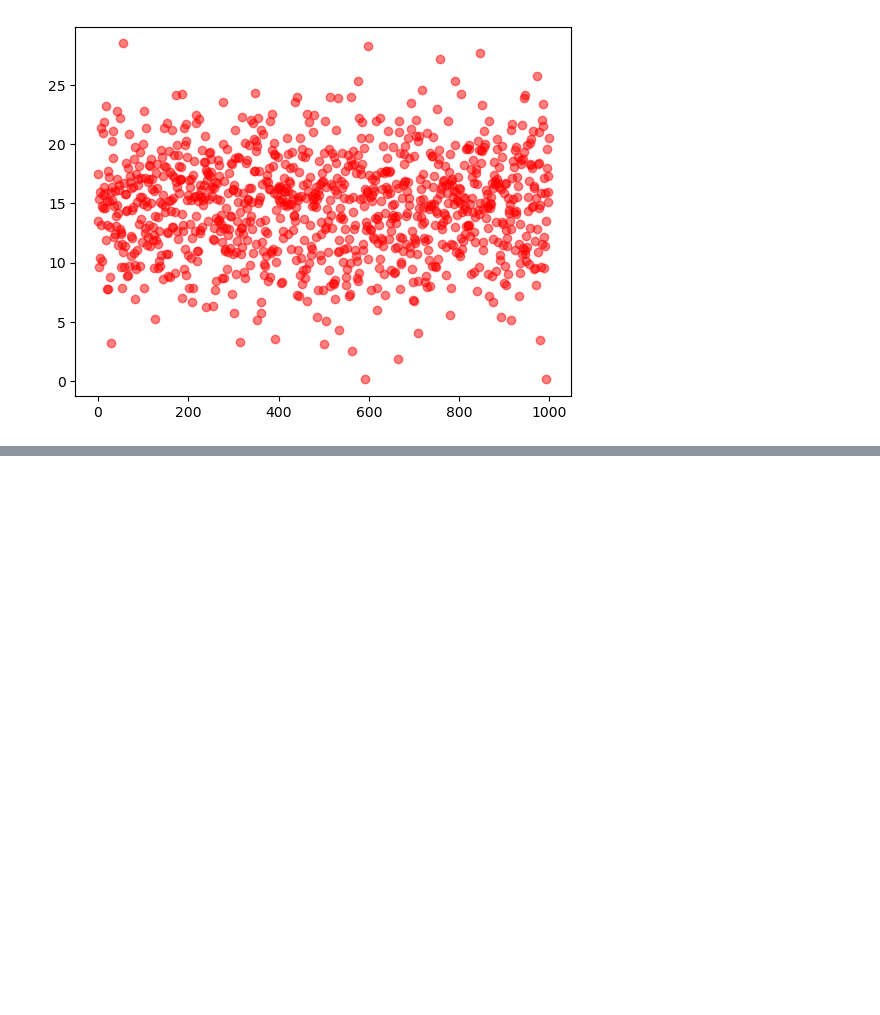
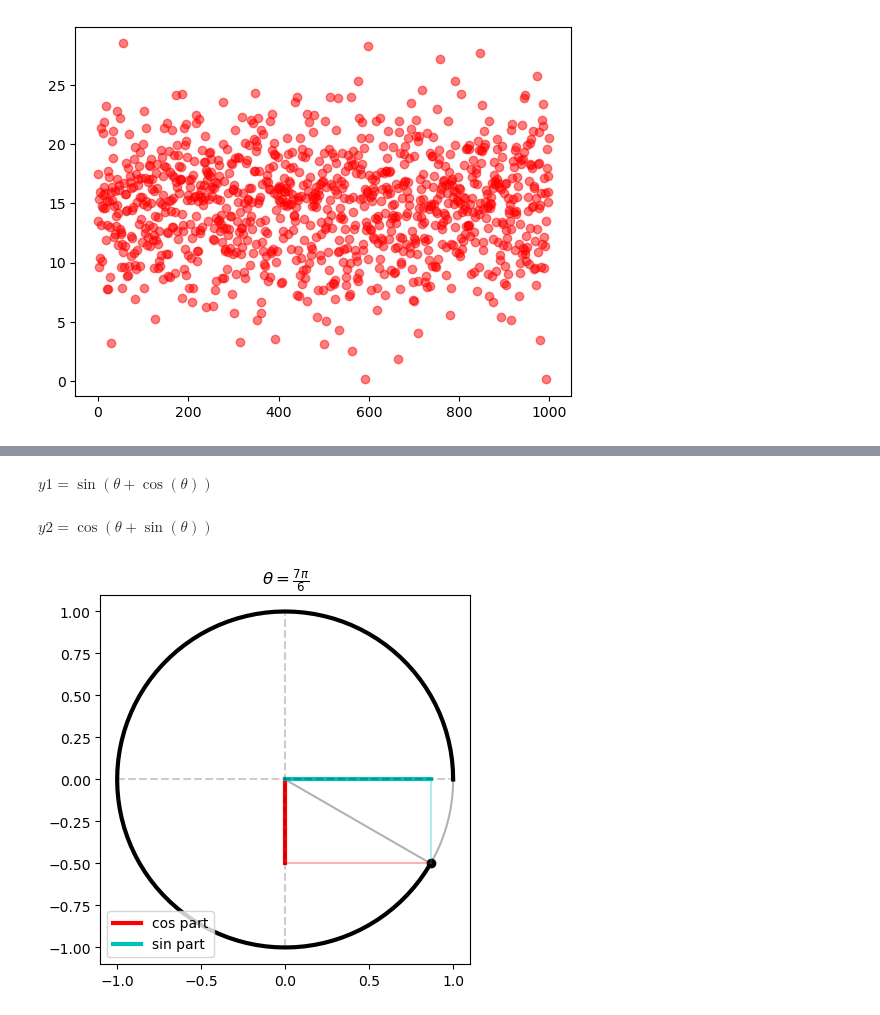
Before and after one commit to Kantulaev/ML_projects, a Jupyter notebook: lesson_7_Trigonometry.ipynb, the cells around one changed output, grey strips where cells are left out. Drawn from its saved outputs; the diff is of its cells as text; code cells hidden in the pictures; blank space fills up the shorter version.

```diff
--- a/lesson_7_Trigonometry.ipynb
+++ b/lesson_7_Trigonometry.ipynb
@@ -22,0 +86,42 @@ plt.plot(nums,'ro',alpha=.5)
+# %%
+display(Math('y1 = \\sin(\\theta + \\cos(\\theta))'))
+display(Math('y2 = \\cos(\\theta + \\sin(\\theta))'))
+# %% [output]
+$\displaystyle y1 = \sin(\theta + \cos(\theta))$
+$\displaystyle y2 = \cos(\theta + \sin(\theta))$
+# %%
+th = np.linspace(0, (np.pi*11/6), 100)
+lim = 1
+
+Fth = np.tan(th)
+
+# dot black
+plt.plot(np.cos(th[-1]), np.sin(th[-1]), 'ko', linewidth=3)
+
+# circle up to dot
+plt.plot(np.cos(th), np.sin(th), 'k', linewidth=3)
+
+# black thin
+plt.plot([0, np.cos(th[-1])], [0, np.sin(th[-1])], 'k', alpha=.3)
+
+# red and light red
+plt.plot([0, 0], [0, np.sin(th[-1])], 'r', linewidth=3, label='cos part')
+plt.plot([0, np.cos(th[-1])], [np.sin(th[-1]), np.sin(th[-1])], 'r', alpha=.3)
+
+# blue and light blue
+plt.plot([0, np.cos(th[-1])], [0, 0], 'c', linewidth=3, label='sin part')
+plt.plot([np.cos(th[-1]), np.cos(th[-1])], [0, np.sin(th[-1])], 'c', alpha=.3)
+
+# full circle
+plt.plot(np.cos(np.linspace(0, np.pi*2, 1000)),
+         np.sin(np.linspace(0, np.pi*2, 1000)), 'k', alpha=.3)
+
+plt.plot([-lim, lim], [0, 0], 'k--', alpha=.2)
+plt.plot([0, 0], [-lim, lim], 'k--', alpha=.2)
+plt.axis([-lim, lim, -lim, lim])
+plt.axis('square')
+plt.legend(loc='lower left')
+plt.title('$\\theta = \\frac{7\\pi}{6}$')
+plt.show()
+# %% [output]
+[figure, added]
```
Also changed, not shown: parts of 3 cells of this notebook, 1 other file.
